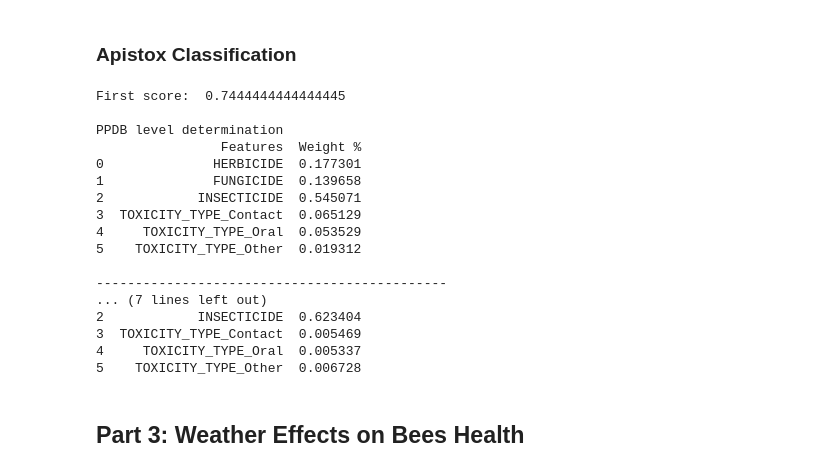
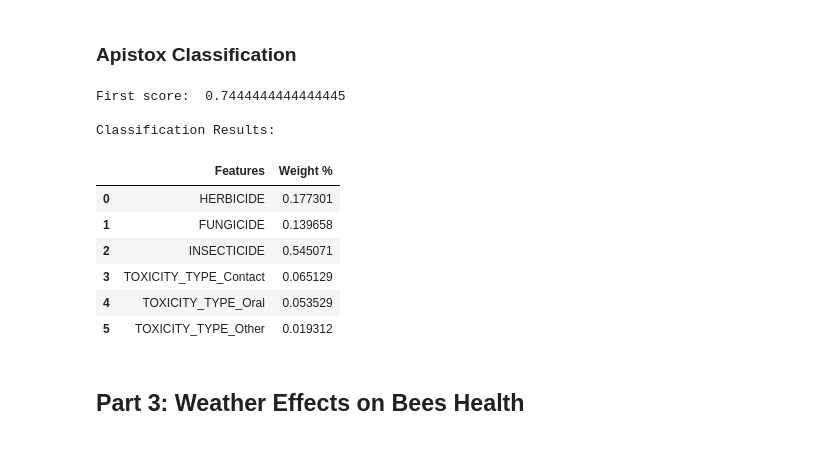
Before and after one commit to Ddav3/Bees_production_analysis, a Jupyter notebook: honey_production.ipynb, the cells around one changed output. Cells and saved outputs as stored; diff of their text form; code cells hidden in the pictures.

Commit message:
converted last commit procedure into function

```diff
--- a/honey_production.ipynb
+++ b/honey_production.ipynb
@@ -257,56 +257,23 @@ plt.tight_layout()
 # %% [markdown]
 ### Apistox Classification
 # %%
-X = pd.get_dummies(apistox_complete_df[["HERBICIDE", "FUNGICIDE", "INSECTICIDE", "TOXICITY_TYPE"]])
 first_target = apistox_complete_df.PPDB_LEVEL
 second_target = apistox_complete_df.LABEL
-random_forest = RandomForestClassifier(n_estimators=750, random_state=42)
 
-#doing random forest to establish first what is mostly important when defining the level of toxicity
-X_train, X_test, y_train, y_test = train_test_split(X,first_target, test_size=0.2, random_state=42)
-random_forest.fit(X_train, y_train)
-
-y_pred = random_forest.predict(X_test)
-score = accuracy_score(y_true=y_test, y_pred=y_pred)
-
-print("First score: ", score , "\n")
-print("PPDB level determination")
-print(pd.DataFrame({
-    'Features': X.columns,
-    'Weight %': random_forest.feature_importances_
-}))
-
-print("\n---------------------------------------------\n")
-#Repeating the process to establish what defines a compound as harmful or not (label)
-X_train, X_test, y_train, y_test = train_test_split(X,second_target, test_size=0.2, random_state=42)
-random_forest.fit(X_train, y_train)
-
-y_pred = random_forest.predict(X_test)
-score = accuracy_score(y_true=y_test, y_pred=y_pred)
-
-print("Second score: ", score , "\n")
-print("Harm label determination")
-print(pd.DataFrame({
-    'Features': X.columns,
-    'Weight %': random_forest.feature_importances_
-}))
+utils.random_forest(apistox_complete_df[["HERBICIDE", "FUNGICIDE", "INSECTICIDE", "TOXICITY_TYPE"]],
+                    first_target,
+                    n_estimators=750,
+                    random_state=42)
 # %% [output]
 First score:  0.7444444444444445
 
-PPDB level determination
-                Features  Weight %
-0              HERBICIDE  0.177301
-1              FUNGICIDE  0.139658
-2            INSECTICIDE  0.545071
-3  TOXICITY_TYPE_Contact  0.065129
-4     TOXICITY_TYPE_Oral  0.053529
-5    TOXICITY_TYPE_Other  0.019312
-
----------------------------------------------
-... (7 lines left out)
-2            INSECTICIDE  0.623404
-3  TOXICITY_TYPE_Contact  0.005469
-4     TOXICITY_TYPE_Oral  0.005337
-5    TOXICITY_TYPE_Other  0.006728
+Classification Results:
+|  | Features | Weight % |
+| 0 | HERBICIDE | 0.177301 |
+| 1 | FUNGICIDE | 0.139658 |
+| 2 | INSECTICIDE | 0.545071 |
+| 3 | TOXICITY_TYPE_Contact | 0.065129 |
+| 4 | TOXICITY_TYPE_Oral | 0.053529 |
+| 5 | TOXICITY_TYPE_Other | 0.019312 |
 # %% [markdown]
 ## Part 3: Weather Effects on Bees Health
```
Also changed, not shown: 1 other file.
